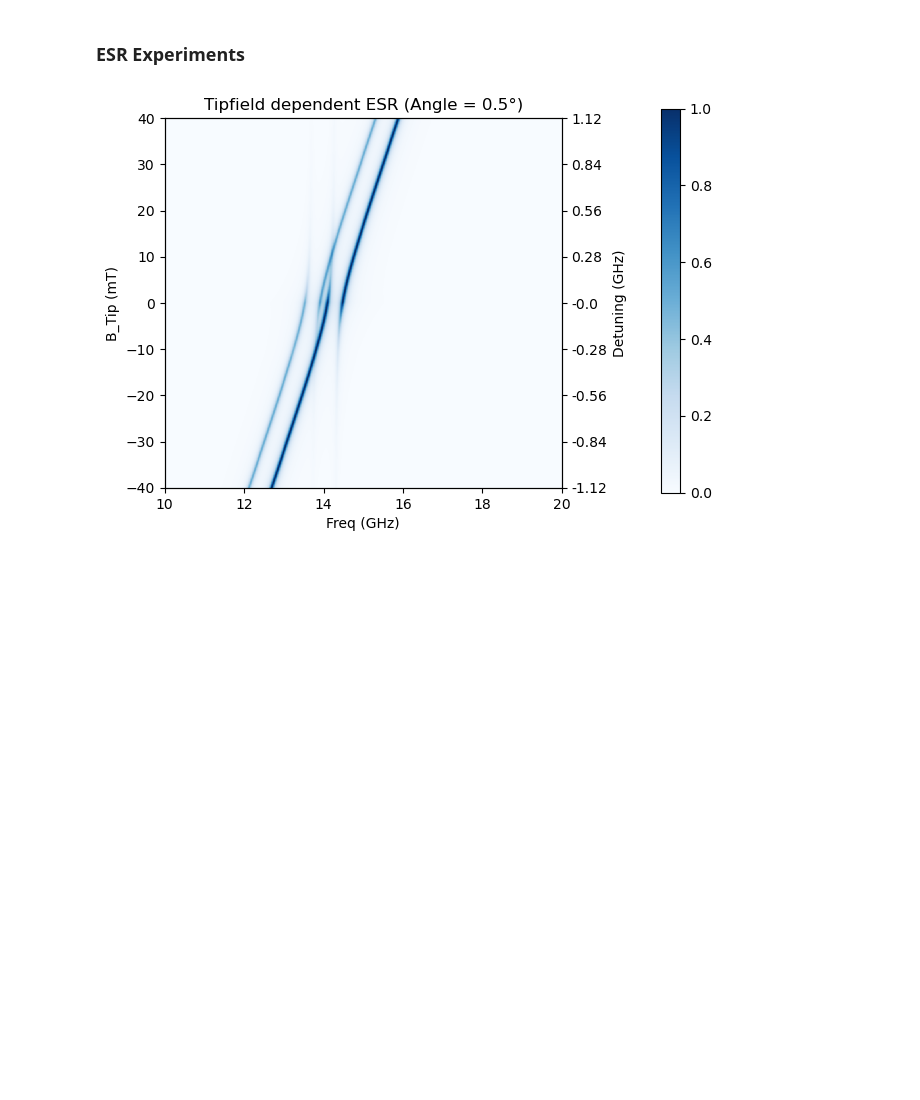
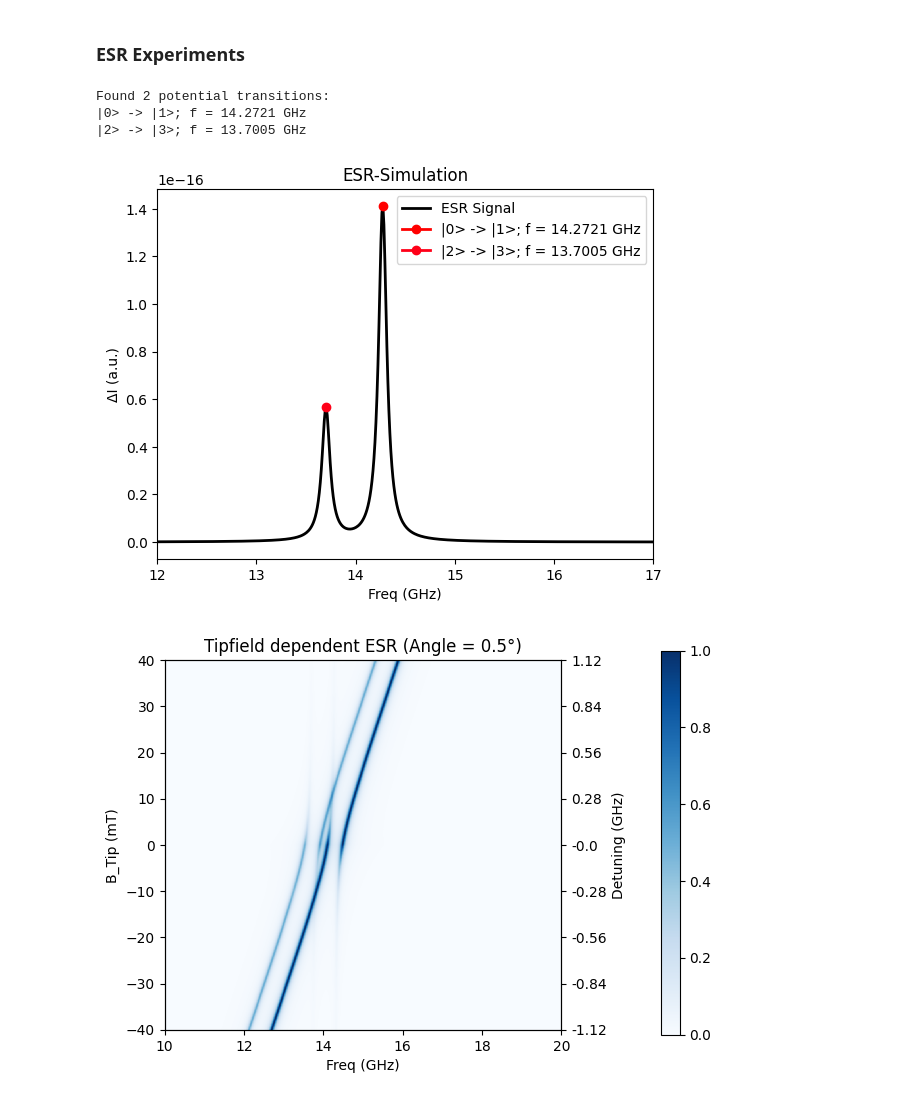
Before and after one commit to WillkeLab/Spinfinity, a Jupyter notebook: examples/ESR Examples/main_2xFeFePc.ipynb, the cells around one changed output. Saved outputs shown, nothing was run; the diff lists cells and outputs as text; code cells hidden in the pictures; blank space fills up the shorter version.

```diff
--- a/examples/ESR Examples/main_2xFeFePc.ipynb
+++ b/examples/ESR Examples/main_2xFeFePc.ipynb
@@ -41,9 +41,13 @@ vis.plotEnergyVsSz(spinsys)
 # %%
 spinsys.ReadoutSpin=0
 spinsys.BTip=[1e-6,0,0.1]
 spinsys.T=1
 hamil.calcEigEnergies(spinsys)
-#vis.plotESR_FreqSweep(spinsys, FreqRange=[12,17],N=500, norm=False, lw=0.1,AllowPumping=False)
-vis.plotESR_Tipfieldsweep(spinsys, Angle=0.5,lw=0.1,BTipRange=[-0.04,0.04],N_B=1000,N_Freq=1000,AllowPumping=False,norm=True)
+vis.plotESR_FreqSweep(spinsys, FreqRange=[12,17],N=500, norm=False, lw=0.1,AllowPumping=False)
+#vis.plotESR_Tipfieldsweep(spinsys, Angle=0.5,lw=0.1,BTipRange=[-0.04,0.04],N_B=1000,N_Freq=1000,AllowPumping=False,norm=True)
 # %% [output]
+Found 2 potential transitions:
+|0> -> |1>; f = 14.2721 GHz
+|2> -> |3>; f = 13.7005 GHz
-[figure, old version]
+[figure, new version]
+[figure, added]
```
Also changed, not shown: parts of 1 cell of this notebook, 8 other files.
